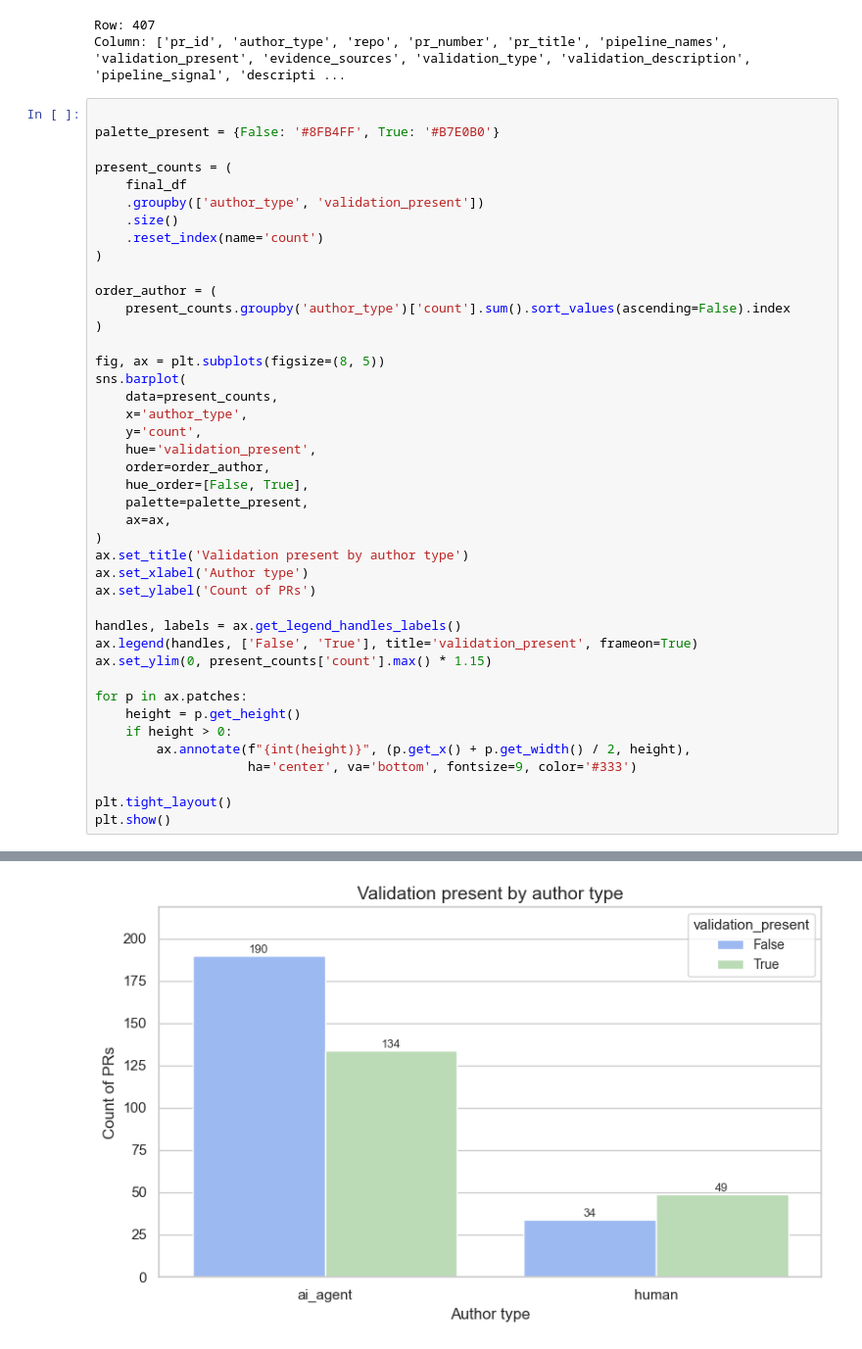
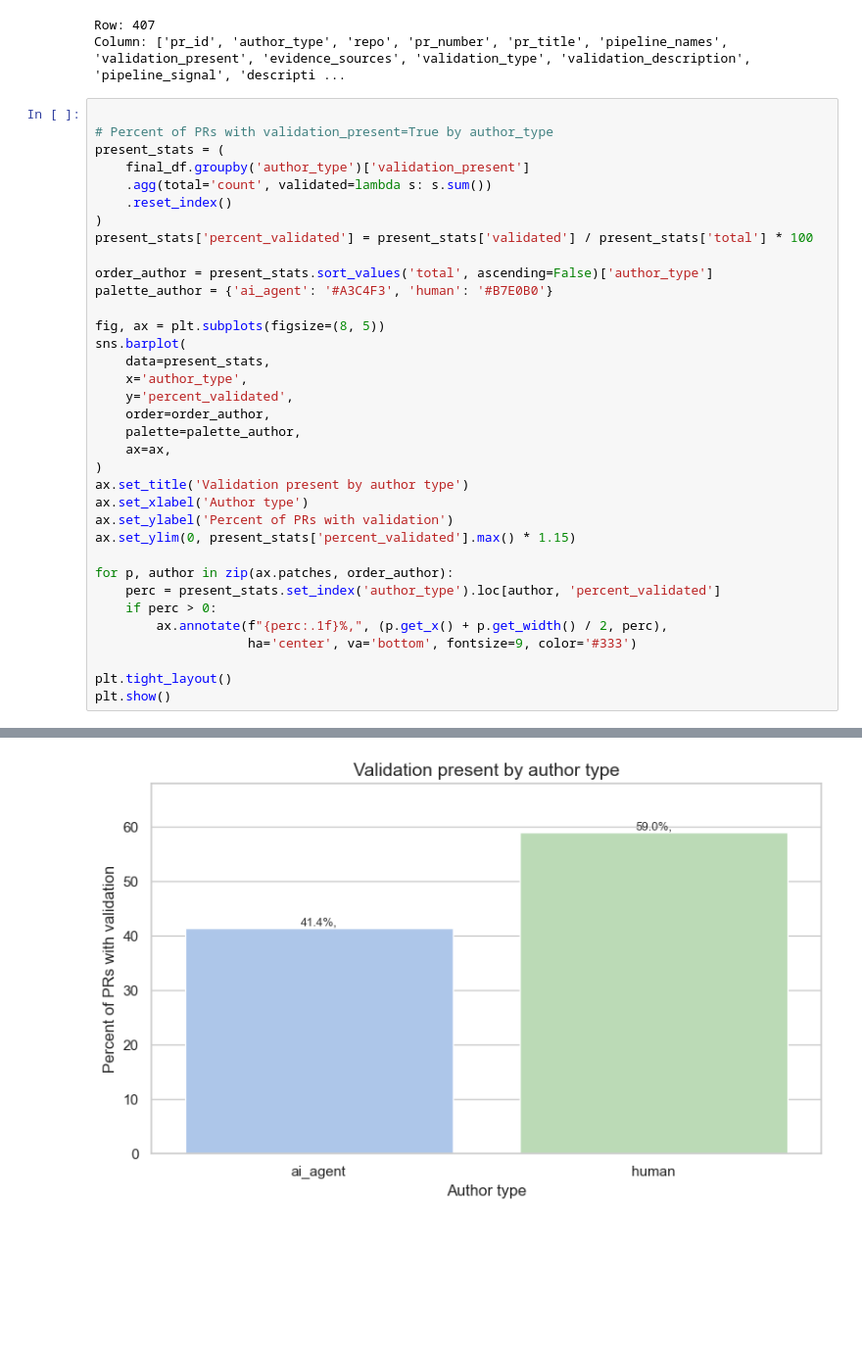
Before and after one commit to PurdueDualityLab/github_perf_patch_study, a Jupyter notebook: RQ4_test_and_validation/validation_plots.ipynb, the cells around one changed output, grey strips where cells are left out. Shown at 98% size. Drawn from its saved outputs; the diff is of its cells as text; blank space fills up the shorter version.

Commit message:
new image

```diff
--- a/RQ4_test_and_validation/validation_plots.ipynb
+++ b/RQ4_test_and_validation/validation_plots.ipynb
@@ -35,42 +35,35 @@ Row: 407
 Column: ['pr_id', 'author_type', 'repo', 'pr_number', 'pr_title', 'pipeline_names', 'validation_present', 'evidence_sources', 'validation_type', 'validation_description', 'pipeline_signal', 'descripti ...
 # %%
 
-palette_present = {False: '#8FB4FF', True: '#B7E0B0'}
+# Percent of PRs with validation_present=True by author_type
+present_stats = (
+    final_df.groupby('author_type')['validation_present']
+    .agg(total='count', validated=lambda s: s.sum())
+    .reset_index()
+)
+present_stats['percent_validated'] = present_stats['validated'] / present_stats['total'] * 100
 
-present_counts = (
-    final_df
-    .groupby(['author_type', 'validation_present'])
-    .size()
-    .reset_index(name='count')
-)
-
-order_author = (
-    present_counts.groupby('author_type')['count'].sum().sort_values(ascending=False).index
-)
+order_author = present_stats.sort_values('total', ascending=False)['author_type']
+palette_author = {'ai_agent': '#A3C4F3', 'human': '#B7E0B0'}
 
 fig, ax = plt.subplots(figsize=(8, 5))
 sns.barplot(
-    data=present_counts,
+    data=present_stats,
     x='author_type',
-    y='count',
-    hue='validation_present',
+    y='percent_validated',
     order=order_author,
-    hue_order=[False, True],
-    palette=palette_present,
+    palette=palette_author,
     ax=ax,
 )
 ax.set_title('Validation present by author type')
 ax.set_xlabel('Author type')
-ax.set_ylabel('Count of PRs')
+ax.set_ylabel('Percent of PRs with validation')
+ax.set_ylim(0, present_stats['percent_validated'].max() * 1.15)
 
-handles, labels = ax.get_legend_handles_labels()
-ax.legend(handles, ['False', 'True'], title='validation_present', frameon=True)
-ax.set_ylim(0, present_counts['count'].max() * 1.15)
-
-for p in ax.patches:
-    height = p.get_height()
-    if height > 0:
-        ax.annotate(f"{int(height)}", (p.get_x() + p.get_width() / 2, height),
+for p, author in zip(ax.patches, order_author):
+    perc = present_stats.set_index('author_type').loc[author, 'percent_validated']
+    if perc > 0:
+        ax.annotate(f"{perc:.1f}%,", (p.get_x() + p.get_width() / 2, perc),
                     ha='center', va='bottom', fontsize=9, color='#333')
 
 plt.tight_layout()
@@ -79,2 +75,2 @@ plt.show()
-[figure, old version]
+[figure, new version]
 # %%
```
Also changed, not shown: parts of 2 cells of this notebook, 5 other files.
